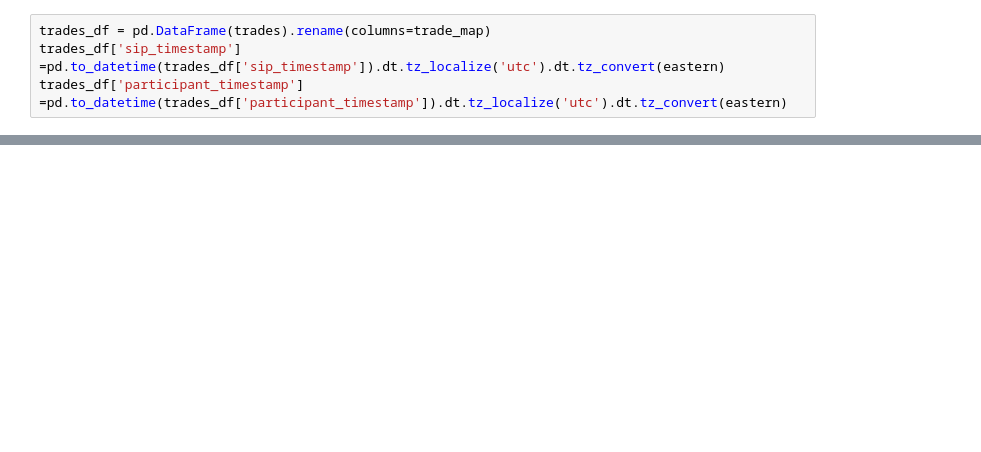
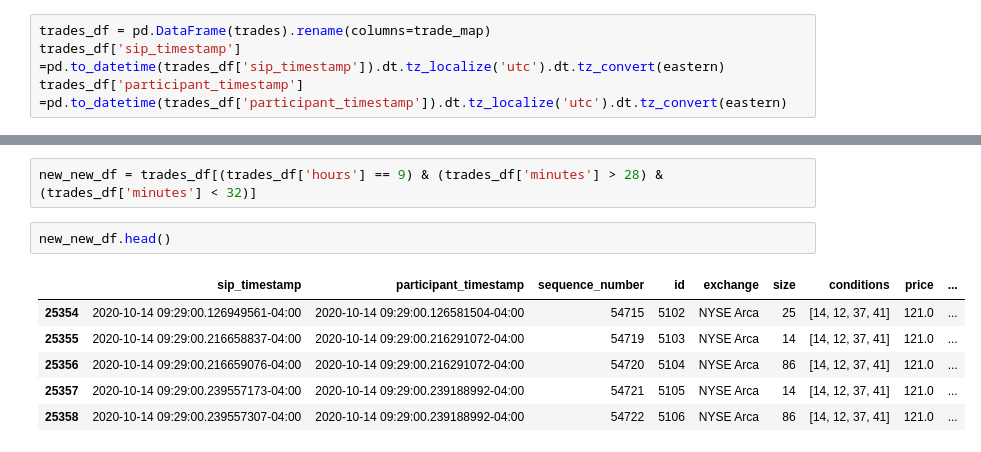
Before and after one commit to wiserlake0996/python_HLC, a Jupyter notebook: polygonIO_python/trades_quotes/quotes_trades_request.ipynb, the cells around one changed output, grey strips where cells are left out. Drawn from its saved outputs; the diff is of its cells as text; blank space fills up the shorter version.

```diff
--- a/polygonIO_python/trades_quotes/quotes_trades_request.ipynb
+++ b/polygonIO_python/trades_quotes/quotes_trades_request.ipynb
@@ -174,0 +274,11 @@ trades_df.head(1000)
+# %%
+new_new_df = trades_df[(trades_df['hours'] == 9) & (trades_df['minutes'] > 28) & (trades_df['minutes'] < 32)]
+# %%
+new_new_df.head()
+# %% [output]
+|  | sip_timestamp | participant_timestamp | sequence_number | id | exchange | size | conditions | price | ... |
+| 25354 | 2020-10-14 09:29:00.126949561-04:00 | 2020-10-14 09:29:00.126581504-04:00 | 54715 | 5102 | NYSE Arca | 25 | [14, 12, 37, 41] | 121.0 | ... |
+| 25355 | 2020-10-14 09:29:00.216658837-04:00 | 2020-10-14 09:29:00.216291072-04:00 | 54719 | 5103 | NYSE Arca | 14 | [14, 12, 37, 41] | 121.0 | ... |
+| 25356 | 2020-10-14 09:29:00.216659076-04:00 | 2020-10-14 09:29:00.216291072-04:00 | 54720 | 5104 | NYSE Arca | 86 | [14, 12, 37, 41] | 121.0 | ... |
+| 25357 | 2020-10-14 09:29:00.239557173-04:00 | 2020-10-14 09:29:00.239188992-04:00 | 54721 | 5105 | NYSE Arca | 14 | [14, 12, 37, 41] | 121.0 | ... |
+| 25358 | 2020-10-14 09:29:00.239557307-04:00 | 2020-10-14 09:29:00.239188992-04:00 | 54722 | 5106 | NYSE Arca | 86 | [14, 12, 37, 41] | 121.0 | ... |
```
Also changed, not shown: parts of 18 cells of this notebook, 2 other files.
